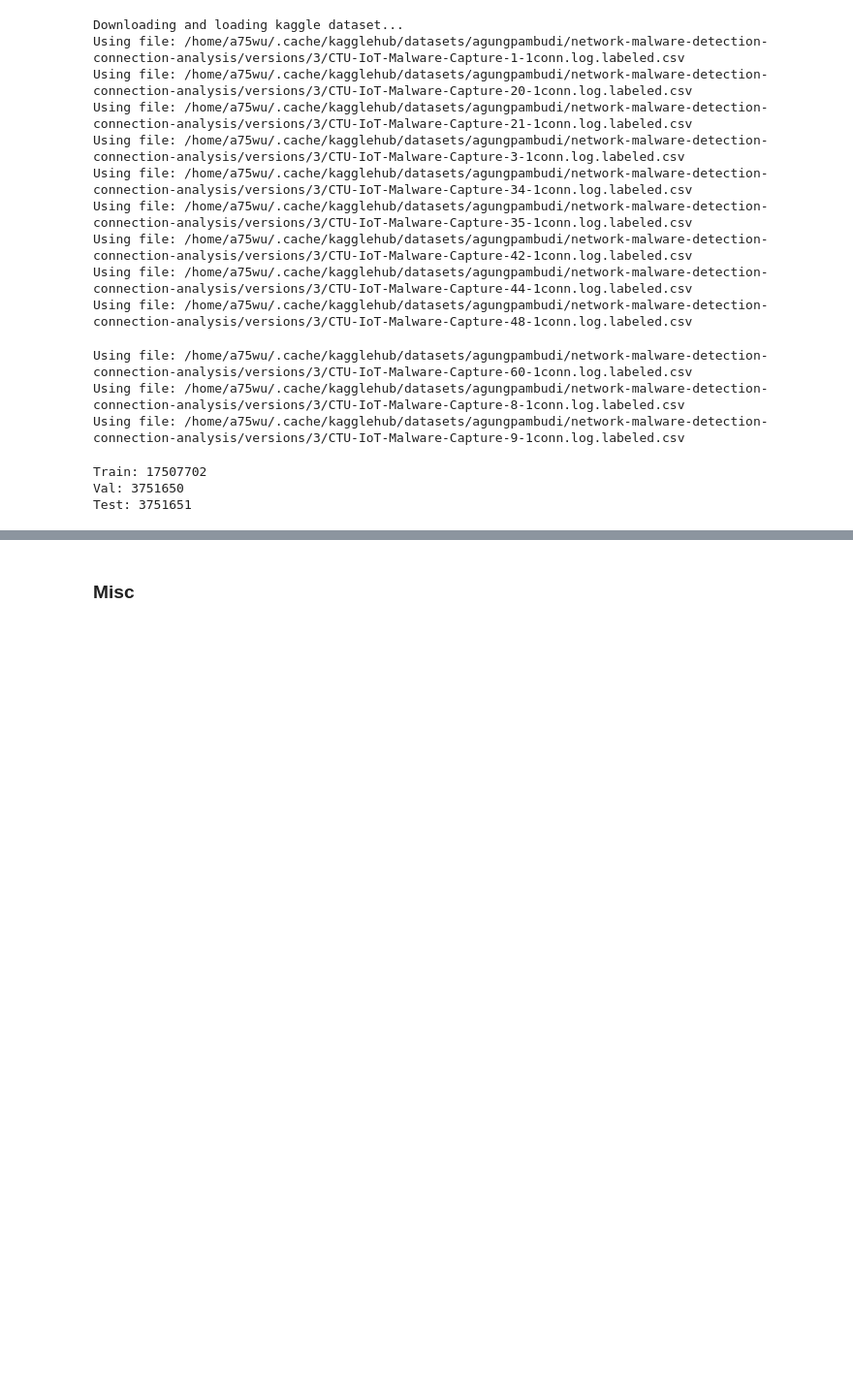
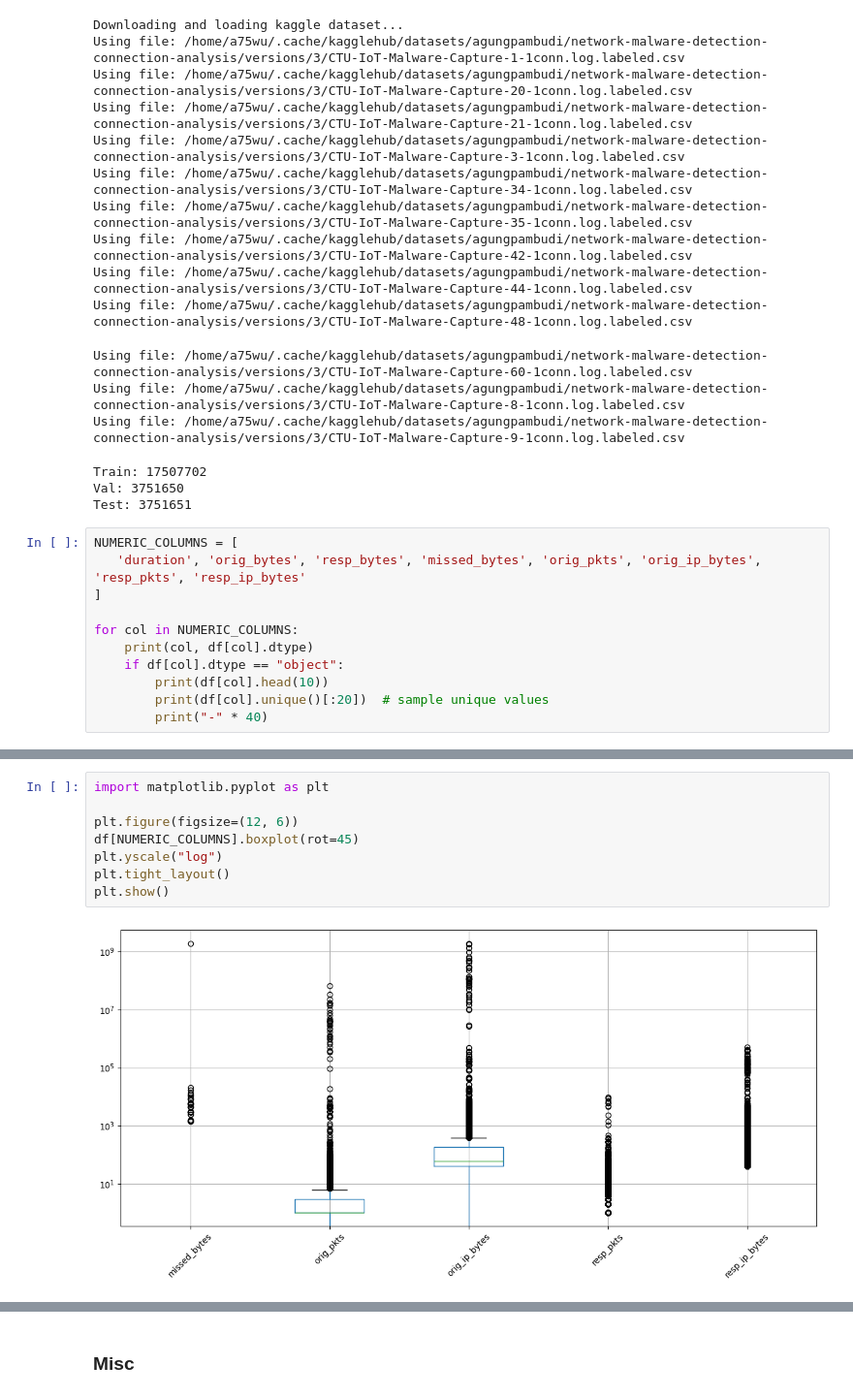
Before and after one commit to cwswilki/STAT-841-cr-an-di, a Jupyter notebook: neural-nets.ipynb, the cells around one changed output, grey strips where cells are left out. Shown: that part at 97% size. Drawn from its saved outputs; the diff is of its cells as text; blank space fills up the shorter version.

```diff
--- a/neural-nets.ipynb
+++ b/neural-nets.ipynb
@@ -24,3 +24,14 @@ Using file: /home/a75wu/.cache/kagglehub/datasets/agungpambudi/network-malware-d
 Train: 17507702
 Val: 3751650
 Test: 3751651
+# %%
+NUMERIC_COLUMNS = [
+   'duration', 'orig_bytes', 'resp_bytes', 'missed_bytes', 'orig_pkts', 'orig_ip_bytes', 'resp_pkts', 'resp_ip_bytes'
+]
+
+for col in NUMERIC_COLUMNS:
+    print(col, df[col].dtype)
+    if df[col].dtype == "object":
+        print(df[col].head(10))
+        print(df[col].unique()[:20])  # sample unique values
+        print("-" * 40)
@@ -26,0 +73,10 @@ Test: 3751651
+# %%
+import matplotlib.pyplot as plt
+
+plt.figure(figsize=(12, 6))
+df[NUMERIC_COLUMNS].boxplot(rot=45)
+plt.yscale("log")
+plt.tight_layout()
+plt.show()
+# %% [output]
+[figure, added]
```
Also changed, not shown: parts of 7 cells of this notebook, 4 other files.
